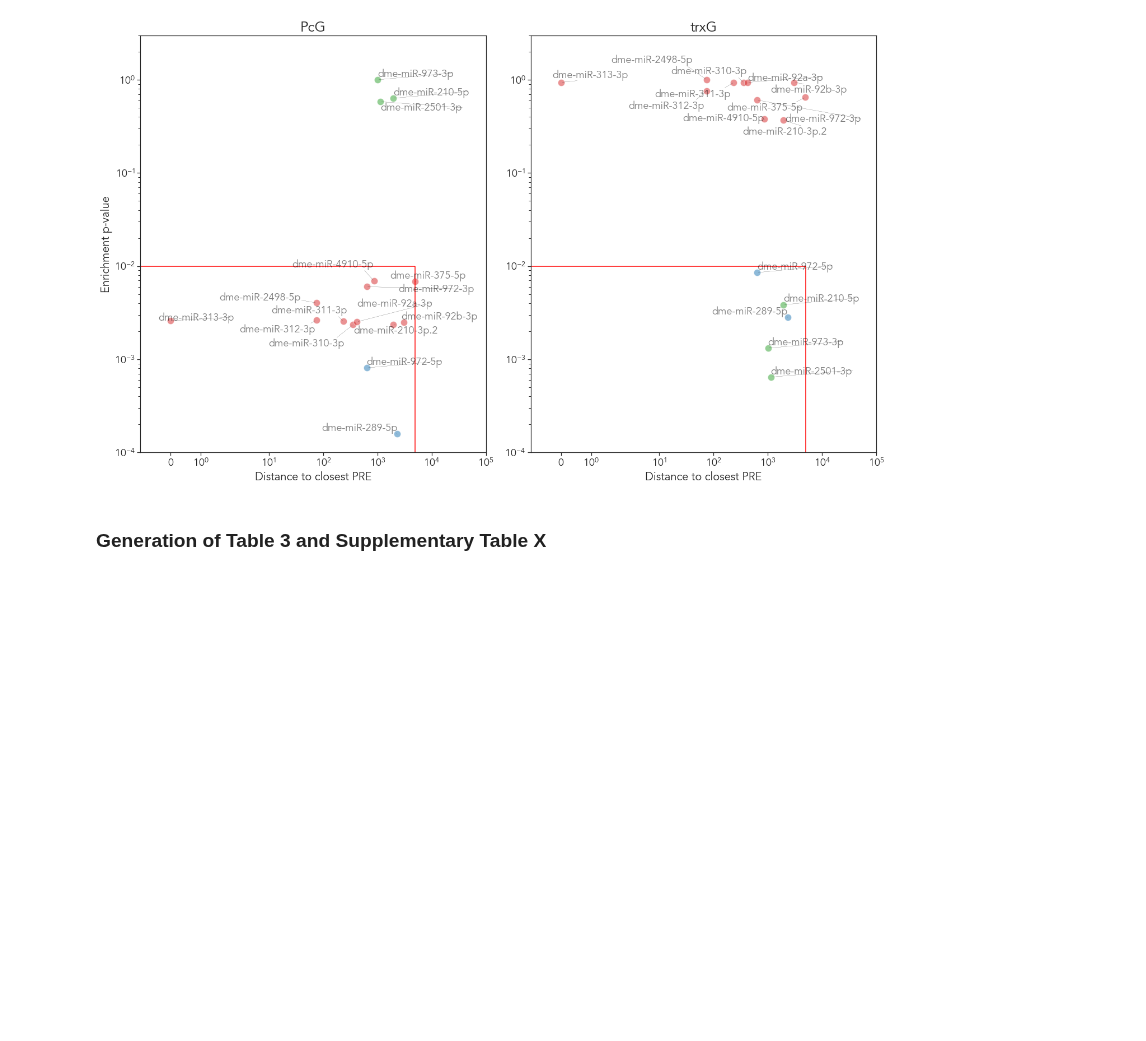
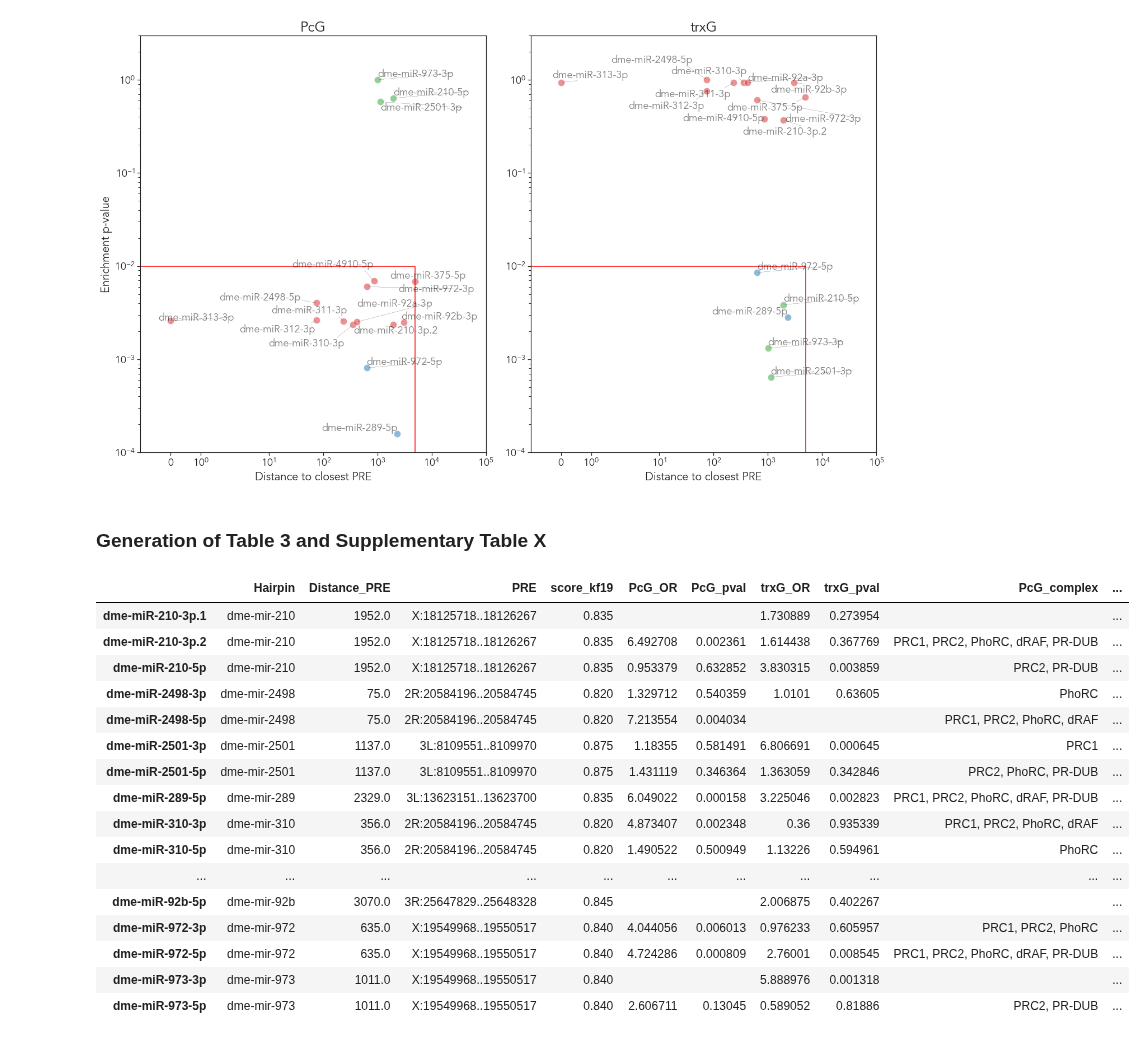
Before and after one commit to j-solor/Drosophila-miRNA-PcG-circuits, a Jupyter notebook: Analysis/Analysis.ipynb, the cells around one changed output. Cells and saved outputs as stored; diff of their text form; code cells hidden in the pictures; blank space fills up the shorter version.

Commit message:
fix NAs in Pvalues final table

```diff
--- a/Analysis/Analysis.ipynb
+++ b/Analysis/Analysis.ipynb
@@ -1077,18 +1033,30 @@ def Summary_table_creator(PcG, trxG, genesets_info, CWCS_matrix, trxG_core = Fal
             target_table.loc[mature, "trxG_complex"] = trxG_complex
             target_table.loc[mature, "trxG_genes"] = " ,\n ".join(trxG_genescores)
 
-    return target_table.dropna(how = "all")
-
-# Table 2
-summary_table_crosstalking = Summary_table_creator(integrated_PcG, integrated_trxG,
-                                    genesets_info= [gene_sets, PcG_subset, trxG_subset, trxGcore_subset],
-                                    CWCS_matrix = CWCS_matrix)
-
-summary_table_crosstalking.to_csv("output_files/summary_table_crosstalking.tsv", sep = "\t")
-
-# Supplementary Table 1
-summary_table_complete = Summary_table_creator(integrated_PcG, integrated_trxG, trxG_core = False,
-                                    genesets_info= [gene_sets, PcG_subset, trxG_subset, trxGcore_subset],
-                                    CWCS_matrix = CWCS_matrix, dist_th = 10**10, pval_th = 1)
-
-summary_table_complete.to_csv("output_files/summary_table_complete.tsv", sep = "\t")
+    return target_table.dropna(how = "all").fillna("")
+# %%
+# Table 2
+summary_table_circuits = Summary_table_creator(integrated_PcG, integrated_trxG,
+                                    genesets_info= [gene_sets, PcG_subset, trxG_subset, trxGcore_subset],
+                                    CWCS_matrix = CWCS_matrix)
+
+summary_table_circuits.to_csv("output_files/summary_table_circuits.tsv", sep = "\t")
+display(summary_table_circuits)
+# %% [output]
+|  | Hairpin | Distance_PRE | PRE | score_kf19 | PcG_OR | PcG_pval | trxG_OR | trxG_pval | PcG_complex | ... |
+| dme-miR-210-3p.1 | dme-mir-210 | 1952.0 | X:18125718..18126267 | 0.835 |  |  | 1.730889 | 0.273954 |  | ... |
+| dme-miR-210-3p.2 | dme-mir-210 | 1952.0 | X:18125718..18126267 | 0.835 | 6.492708 | 0.002361 | 1.614438 | 0.367769 | PRC1, PRC2, PhoRC, dRAF, PR-DUB | ... |
+| dme-miR-210-5p | dme-mir-210 | 1952.0 | X:18125718..18126267 | 0.835 | 0.953379 | 0.632852 | 3.830315 | 0.003859 | PRC2, PR-DUB | ... |
+| dme-miR-2498-3p | dme-mir-2498 | 75.0 | 2R:20584196..20584745 | 0.820 | 1.329712 | 0.540359 | 1.0101 | 0.63605 | PhoRC | ... |
+| dme-miR-2498-5p | dme-mir-2498 | 75.0 | 2R:20584196..20584745 | 0.820 | 7.213554 | 0.004034 |  |  | PRC1, PRC2, PhoRC, dRAF | ... |
+| dme-miR-2501-3p | dme-mir-2501 | 1137.0 | 3L:8109551..8109970 | 0.875 | 1.18355 | 0.581491 | 6.806691 | 0.000645 | PRC1 | ... |
+| dme-miR-2501-5p | dme-mir-2501 | 1137.0 | 3L:8109551..8109970 | 0.875 | 1.431119 | 0.346364 | 1.363059 | 0.342846 | PRC2, PhoRC, PR-DUB | ... |
+| dme-miR-289-5p | dme-mir-289 | 2329.0 | 3L:13623151..13623700 | 0.835 | 6.049022 | 0.000158 | 3.225046 | 0.002823 | PRC1, PRC2, PhoRC, dRAF, PR-DUB | ... |
+| dme-miR-310-3p | dme-mir-310 | 356.0 | 2R:20584196..20584745 | 0.820 | 4.873407 | 0.002348 | 0.36 | 0.935339 | PRC1, PRC2, PhoRC, dRAF | ... |
+| dme-miR-310-5p | dme-mir-310 | 356.0 | 2R:20584196..20584745 | 0.820 | 1.490522 | 0.500949 | 1.13226 | 0.594961 | PhoRC | ... |
+| ... | ... | ... | ... | ... | ... | ... | ... | ... | ... | ... |
+| dme-miR-92b-5p | dme-mir-92b | 3070.0 | 3R:25647829..25648328 | 0.845 |  |  | 2.006875 | 0.402267 |  | ... |
+| dme-miR-972-3p | dme-mir-972 | 635.0 | X:19549968..19550517 | 0.840 | 4.044056 | 0.006013 | 0.976233 | 0.605957 | PRC1, PRC2, PhoRC | ... |
+| dme-miR-972-5p | dme-mir-972 | 635.0 | X:19549968..19550517 | 0.840 | 4.724286 | 0.000809 | 2.76001 | 0.008545 | PRC1, PRC2, PhoRC, dRAF, PR-DUB | ... |
+| dme-miR-973-3p | dme-mir-973 | 1011.0 | X:19549968..19550517 | 0.840 |  |  | 5.888976 | 0.001318 |  | ... |
+| dme-miR-973-5p | dme-mir-973 | 1011.0 | X:19549968..19550517 | 0.840 | 2.606711 | 0.13045 | 0.589052 | 0.81886 | PRC2, PR-DUB | ... |
```
Also changed, not shown: parts of 2 cells of this notebook.
